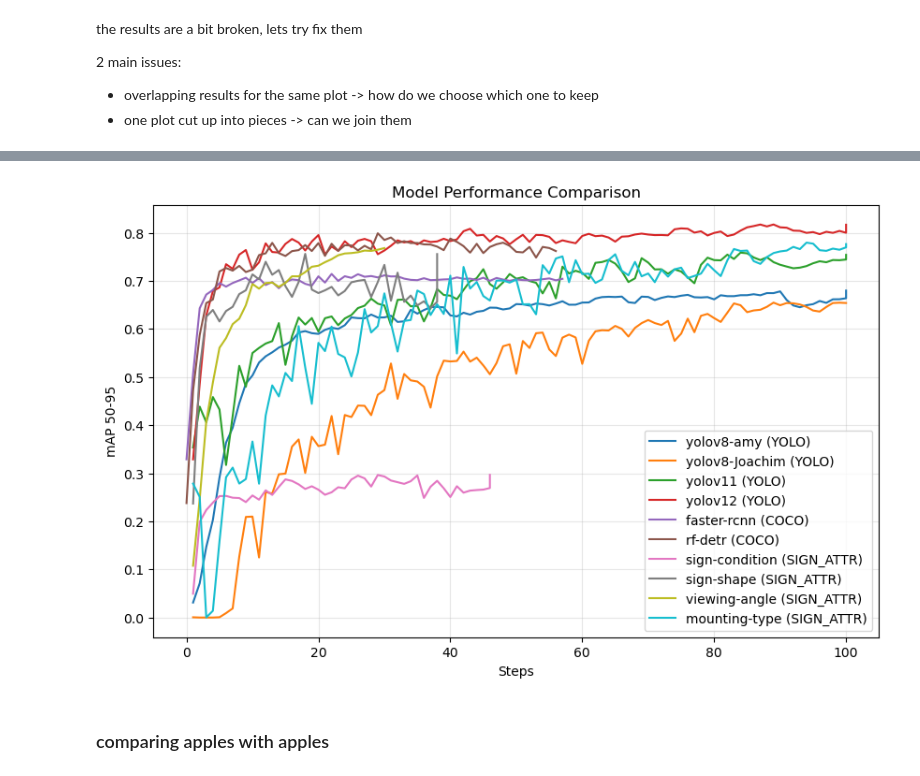
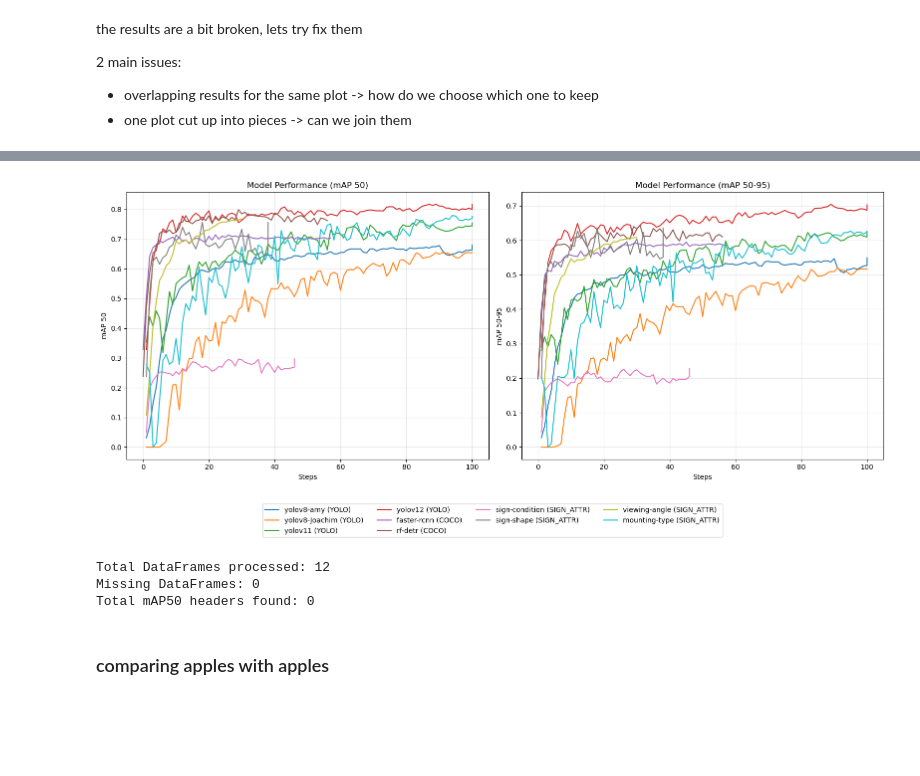
Before and after one commit to spiteriamy/ari3129-cv-group-project, a Jupyter notebook: 2c_results_comparison.ipynb, the cells around one changed output, grey strips where cells are left out. Saved outputs shown, nothing was run; the diff lists cells and outputs as text; code cells hidden in the pictures; blank space fills up the shorter version.

Commit message:
created fns for metric matching, extended plots to include map50 as well

```diff
--- a/2c_results_comparison.ipynb
+++ b/2c_results_comparison.ipynb
@@ -109,7 +109,8 @@ for cat, models_list in model_groups.items():
                     model_groups[cat][model].append(df)
                     # break  # exit while loop if successful
                 else:
-                    raise ValueError(f'No scalar data found in event file for model: {model}')
+                    raise ValueError(
+                        f'No scalar data found in event file for model: {model}')
             except Exception as e:
                 print(f'Error processing model: {model}. Error: {e}')
                 # catch error, remove current file and try next latest
@@ -190,4 +191,15 @@ Model: viewing-angle, DataFrame shape: (570, 5)
 Model: viewing-angle, DataFrame shape: (570, 5)
 Model: viewing-angle, DataFrame shape: (570, 5)
 Model: mounting-type, DataFrame shape: (1304, 5)
+# %%
+# useful fns for getting the map50_95 and map50 headers
+
+def is_map50_95(header) -> bool:
+    '''AP instead of mAP because of rfdetr, 9 instread of 95 because of bug in rfdetr library, not EMA because we want the raw data'''
+    return 'AP' in header and '50' in header and 'EMA' not in header and '9' in header
+
+
+def is_map50(header) -> bool:
+    '''AP instead of mAP because of rfdetr, 9 instead of 95 because of bug in rfdetr library, not EMA because we want the raw data'''
+    return 'AP' in header and '50' in header and 'EMA' not in header and '9' not in header
 # %%
@@ -354,50 +394,71 @@ for model in model_groups.values():
 # %%
 # re-plot using 'fixed' dfs
-plt.figure(figsize=(10, 6))
+fig, (ax1, ax2) = plt.subplots(1, 2, figsize=(16, 7))  # type: ignore
 
-
-# useful stats
+# reset stats
 stats_dict = {
     'missing_dfs': 0,
     'total_dfs': 0,
+    'mAP50_headers': set(),
+    'map50_header_count': 0,
     'mAP50-95_headers': set(),
     'map50-95_header_count': 0
 }
 
 for model in model_groups.values():
     for name, df_list in model.items():
         if not df_list:
             continue
         df = df_list[0]  # only one df now
         stats_dict['total_dfs'] += 1
         if df.empty:  # because not everyone pushed yet
             stats_dict['missing_dfs'] += 1
             continue
 
         headers = df['metric'].unique()
         for header in headers:
-            if 'AP' in header and '50' in header and 'EMA' not in header and '9' not in header: # avoid EMA metrics
+            subset = df[df['metric'] == header]
+            label = get_label(df)
+
+            # Plot Left: mAP 50
+            if is_map50(header):
                 stats_dict['mAP50-95_headers'].add(header)
                 stats_dict['map50-95_header_count'] += 1
+                ax1.plot(subset['step'], subset['value'], label=label)
 
-                # for the plot
-                subset = df[df['metric'] == header]
+            # Plot Right: mAP 50-95
+            elif is_map50_95(header):
+                ax2.plot(subset['step'], subset['value'], label=label)
 
-                # Plot once per model/metric
-                plt.plot(
-                    subset['step'],
-                    subset['value'],
-                    label=f"{df['model'].iloc[0]} ({df['category'].iloc[0]})"
-                )
+# --- Format Left Plot ---
+ax1.set_title('Model Performance (mAP 50)')
+ax1.set_xlabel('Steps')
+ax1.set_ylabel('mAP 50')
+ax1.grid(True, alpha=0.3)
 
-plt.xlabel('Steps')
-plt.ylabel('mAP 50-95')
-plt.title('Model Performance Comparison')
-plt.legend()
-plt.grid(True, alpha=0.3)
+# --- Format Right Plot ---
+ax2.set_title('Model Performance (mAP 50-95)')
+ax2.set_xlabel('Steps')
+ax2.set_ylabel('mAP 50-95')
+ax2.grid(True, alpha=0.3)
+
+# --- Handle Legend ---
+handles, labels = ax1.get_legend_handles_labels()
+fig.legend(handles, labels, loc='lower center',
+           bbox_to_anchor=(0.5, -0.05), ncol=4)
+
+# Make room at the bottom for the shared legend
+plt.tight_layout(rect=[0, 0.1, 1, 1])  # type: ignore
 plt.show()
+
+print(f"Total DataFrames processed: {stats_dict['total_dfs']}")
+print(f"Missing DataFrames: {stats_dict['missing_dfs']}")
+print(f"Total mAP50 headers found: {stats_dict['map50_header_count']}")
 # %% [output]
-[figure, old version]
+[figure, new version]
+Total DataFrames processed: 12
+Missing DataFrames: 0
+Total mAP50 headers found: 0
 # %% [markdown]
 ### comparing apples with apples
 # %%
```
Also changed, not shown: parts of 6 cells of this notebook.
